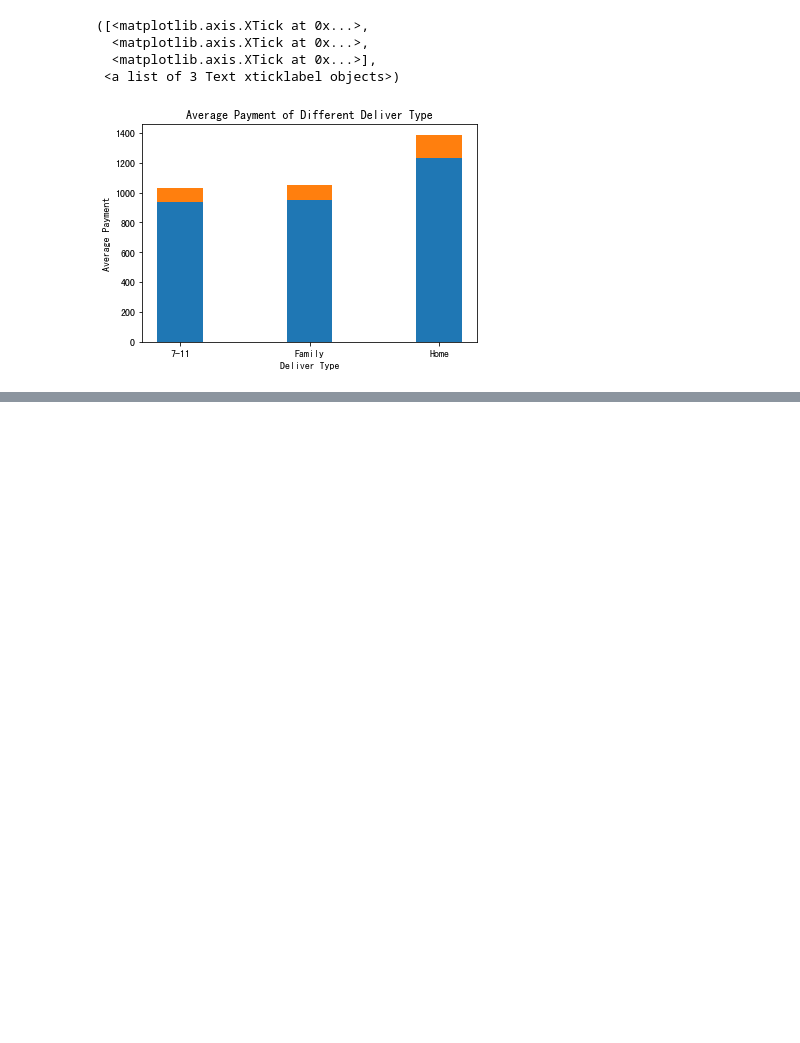
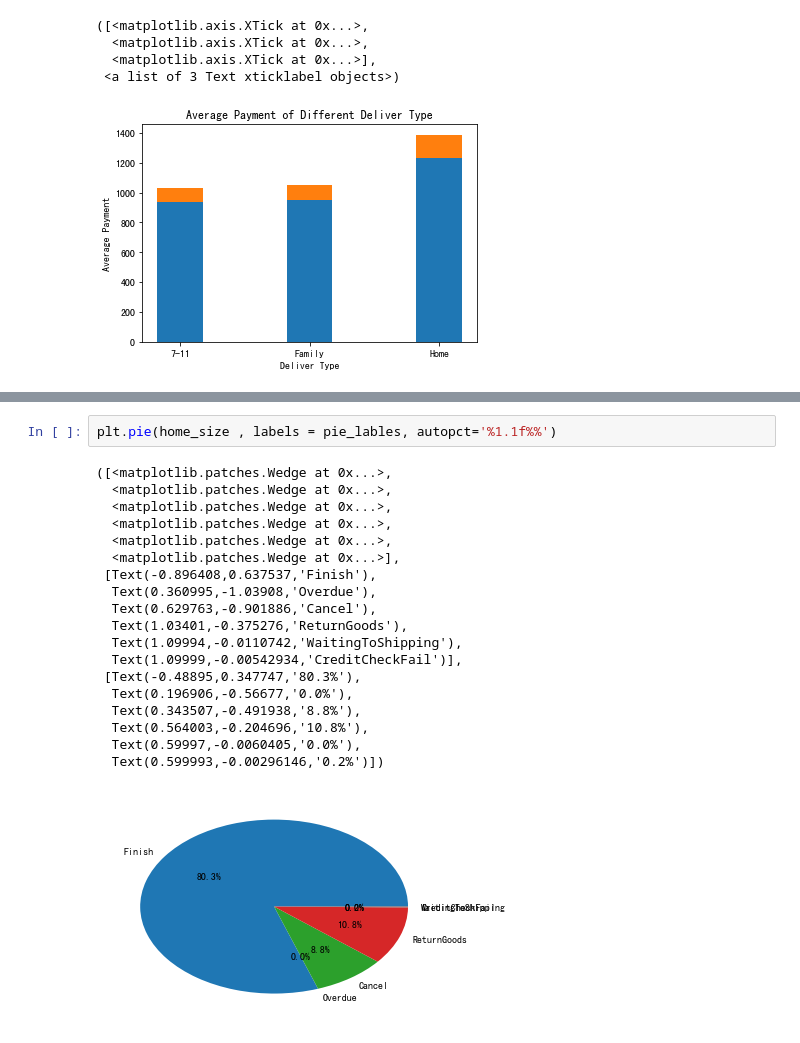
Before and after one commit to hsiehkl/NTU-CSX-Project, a Jupyter notebook: week_3/week3_HW.ipynb, the cells around one changed output, grey strips where cells are left out. Drawn from its saved outputs; the diff is of its cells as text; blank space fills up the shorter version.

```diff
--- a/week_3/week3_HW.ipynb
+++ b/week_3/week3_HW.ipynb
@@ -123,0 +226,22 @@ plt.xticks(ind, ('7-11', 'Family', 'Home'))
+# %%
+plt.pie(home_size , labels = pie_lables, autopct='%1.1f%%')
+# %% [output]
+([<matplotlib.patches.Wedge at 0x...>,
+  <matplotlib.patches.Wedge at 0x...>,
+  <matplotlib.patches.Wedge at 0x...>,
+  <matplotlib.patches.Wedge at 0x...>,
+  <matplotlib.patches.Wedge at 0x...>,
+  <matplotlib.patches.Wedge at 0x...>],
+ [Text(-0.896408,0.637537,'Finish'),
+  Text(0.360995,-1.03908,'Overdue'),
+  Text(0.629763,-0.901886,'Cancel'),
+  Text(1.03401,-0.375276,'ReturnGoods'),
+  Text(1.09994,-0.0110742,'WaitingToShipping'),
+  Text(1.09999,-0.00542934,'CreditCheckFail')],
+ [Text(-0.48895,0.347747,'80.3%'),
+  Text(0.196906,-0.56677,'0.0%'),
+  Text(0.343507,-0.491938,'8.8%'),
+  Text(0.564003,-0.204696,'10.8%'),
+  Text(0.59997,-0.0060405,'0.0%'),
+  Text(0.599993,-0.00296146,'0.2%')])
+[figure, added]
```
Also changed, not shown: parts of 12 cells of this notebook.
